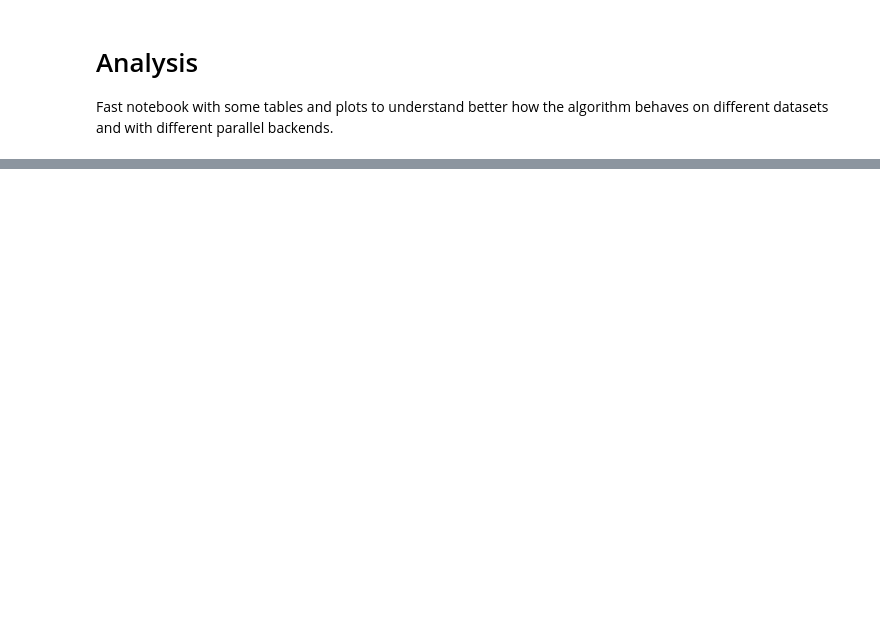
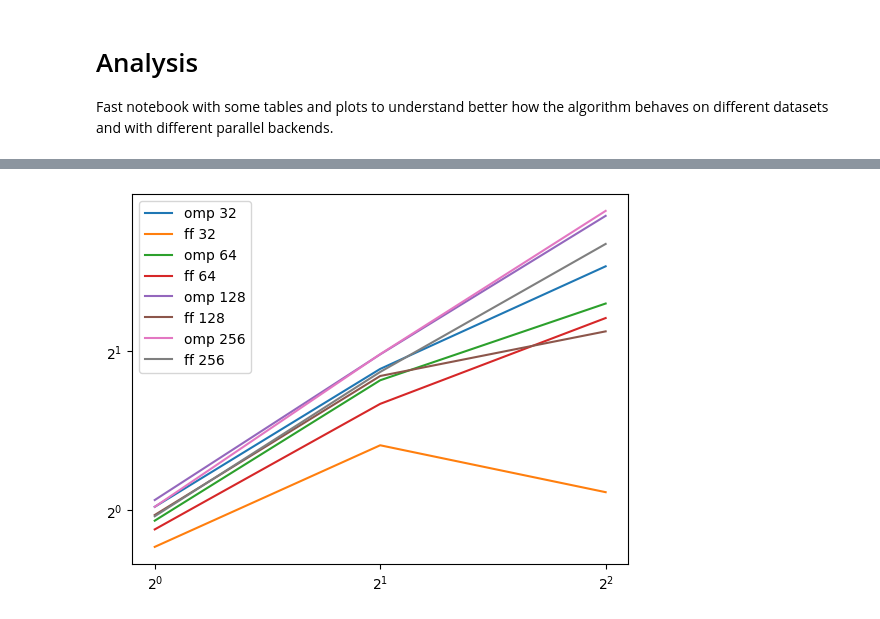
Before and after one commit to FedericoBustaffa/random_forest, a Jupyter notebook: notebooks/analysis.ipynb, the cells around one changed output, grey strips where cells are left out. Saved outputs shown, nothing was run; the diff lists cells and outputs as text; code cells hidden in the pictures; blank space fills up the shorter version.

```diff
--- a/notebooks/analysis.ipynb
+++ b/notebooks/analysis.ipynb
@@ -192,0 +47,13 @@ ValueError: Length of values (5) does not match length of index (1)
+# %%
+for e in omp["estimators"].unique():
+    omp_e = omp[omp["estimators"] == e]
+    ff_e = ff[ff["estimators"] == e]
+    plt.plot(omp_e["threads"], omp_e["train_speedup"], label=f"omp {e}")
+    plt.plot(ff_e["threads"], ff_e["train_speedup"], label=f"ff {e}")
+
+plt.xscale("log", base=2)
+plt.yscale("log", base=2)
+plt.legend()
+plt.show()
+# %% [output]
+[figure, added]
```
Also changed, not shown: parts of 7 cells of this notebook, 3 other files.
